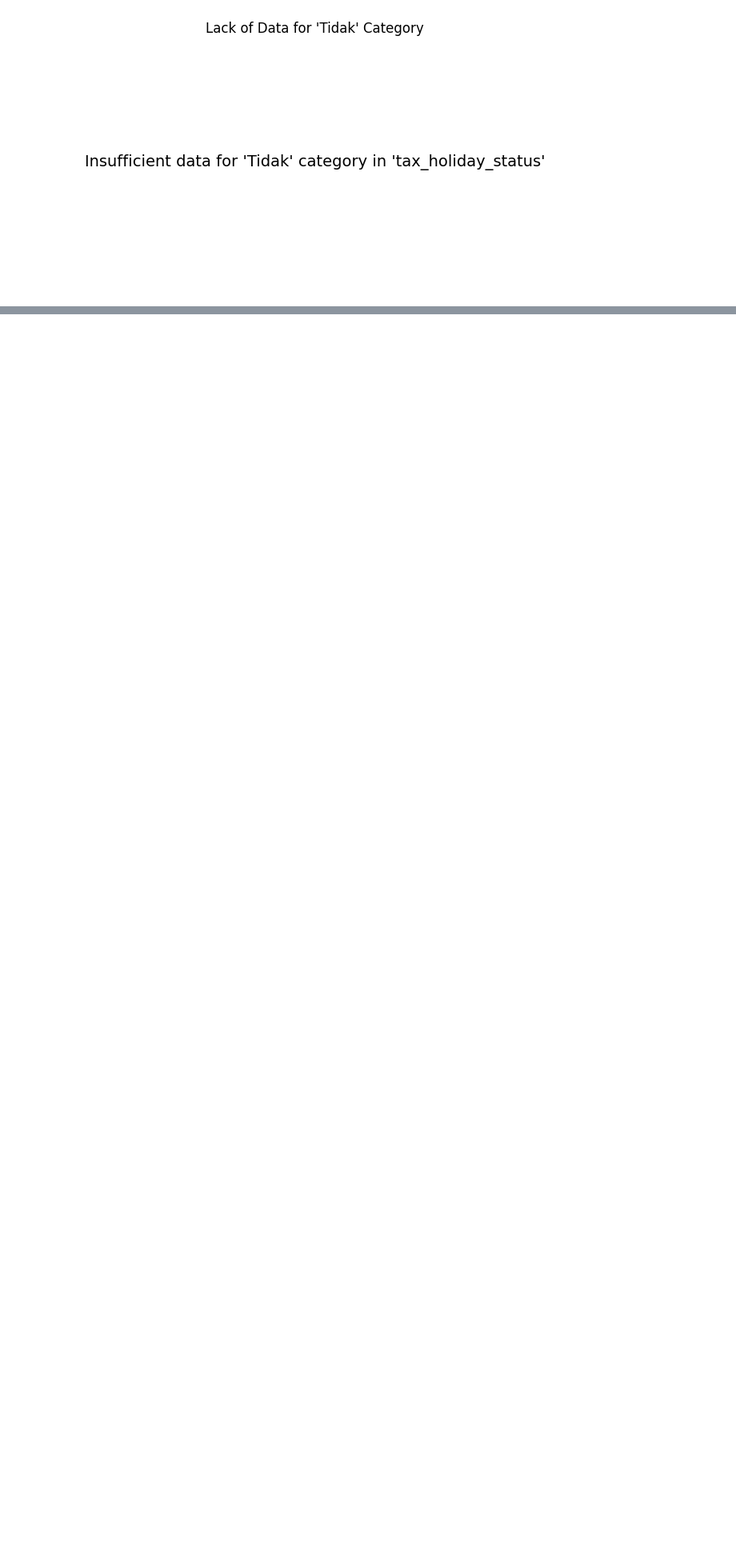
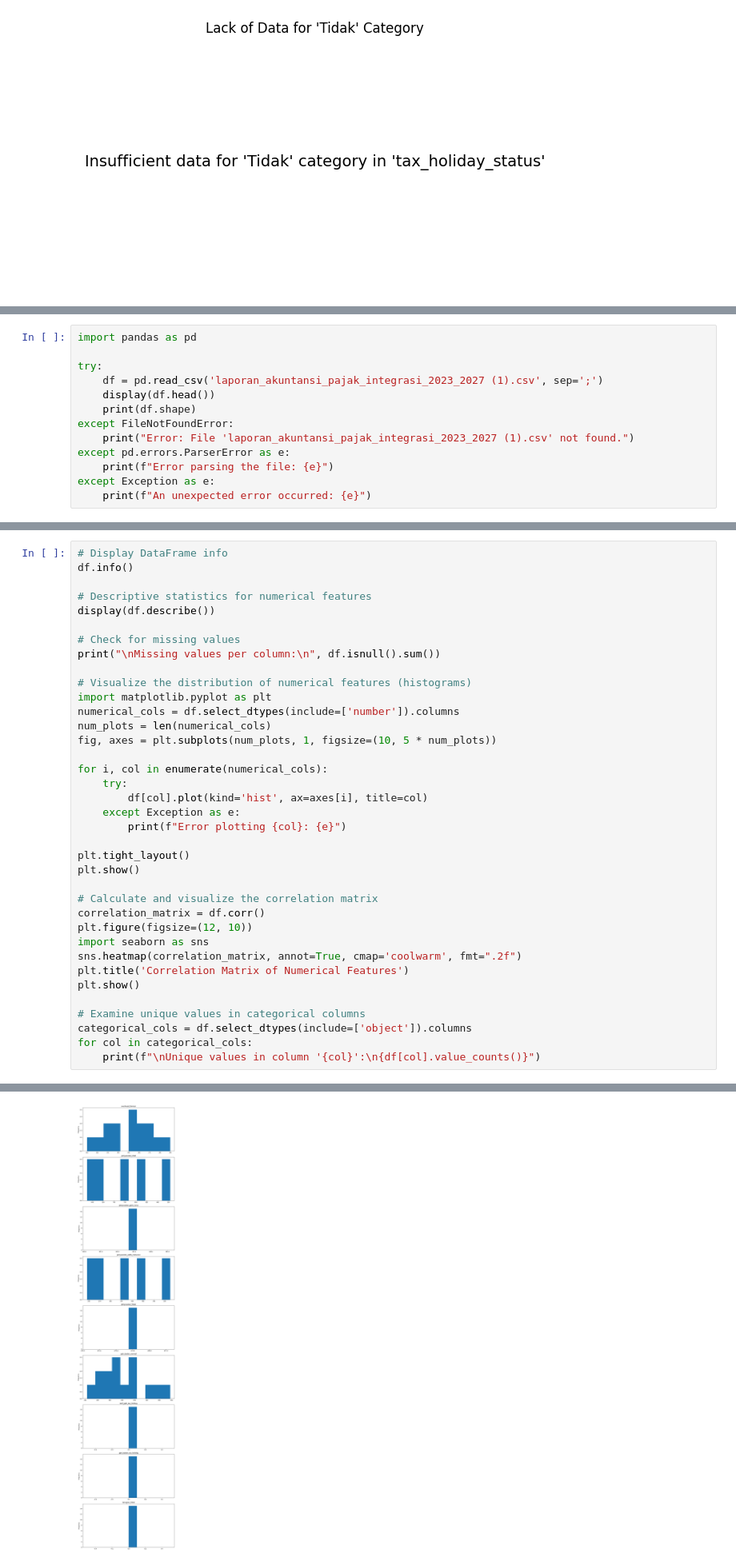
Before and after one commit to agnesgulo/ProjectPPH, a Jupyter notebook: Project_A.ipynb, the cells around one changed output, grey strips where cells are left out. Shown at 80% size. Drawn from its saved outputs; the diff is of its cells as text; blank space fills up the shorter version.

```diff
--- a/Project_A.ipynb
+++ b/Project_A.ipynb
@@ -710,0 +759,13 @@ The analysis aimed to understand the impact of tax holidays on financial perform
+# %%
+import pandas as pd
+
+try:
+    df = pd.read_csv('laporan_akuntansi_pajak_integrasi_2023_2027 (1).csv', sep=';')
+    display(df.head())
+    print(df.shape)
+except FileNotFoundError:
+    print("Error: File 'laporan_akuntansi_pajak_integrasi_2023_2027 (1).csv' not found.")
+except pd.errors.ParserError as e:
+    print(f"Error parsing the file: {e}")
+except Exception as e:
+    print(f"An unexpected error occurred: {e}")
@@ -710,0 +789,38 @@ The analysis aimed to understand the impact of tax holidays on financial perform
+# %%
+# Display DataFrame info
+df.info()
+
+# Descriptive statistics for numerical features
+display(df.describe())
+
+# Check for missing values
+print("\nMissing values per column:\n", df.isnull().sum())
+
+# Visualize the distribution of numerical features (histograms)
+import matplotlib.pyplot as plt
+numerical_cols = df.select_dtypes(include=['number']).columns
+num_plots = len(numerical_cols)
+fig, axes = plt.subplots(num_plots, 1, figsize=(10, 5 * num_plots))
+
+for i, col in enumerate(numerical_cols):
+    try:
+        df[col].plot(kind='hist', ax=axes[i], title=col)
+    except Exception as e:
+        print(f"Error plotting {col}: {e}")
+
+plt.tight_layout()
+plt.show()
+
+# Calculate and visualize the correlation matrix
+correlation_matrix = df.corr()
+plt.figure(figsize=(12, 10))
+import seaborn as sns
+sns.heatmap(correlation_matrix, annot=True, cmap='coolwarm', fmt=".2f")
+plt.title('Correlation Matrix of Numerical Features')
+plt.show()
+
+# Examine unique values in categorical columns
+categorical_cols = df.select_dtypes(include=['object']).columns
+for col in categorical_cols:
+    print(f"\nUnique values in column '{col}':\n{df[col].value_counts()}")
+# %% [output]
@@ -710,0 +870 @@ The analysis aimed to understand the impact of tax holidays on financial perform
+[figure, added]
```
Also changed, not shown: parts of 58 cells of this notebook.
